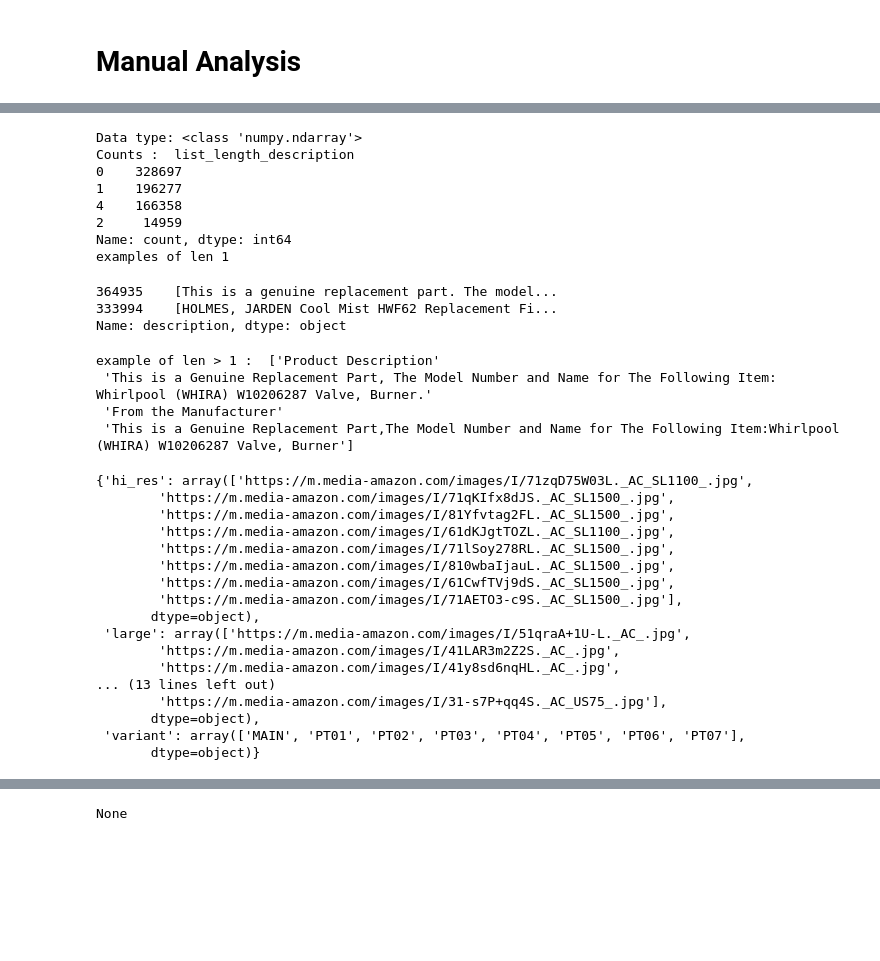
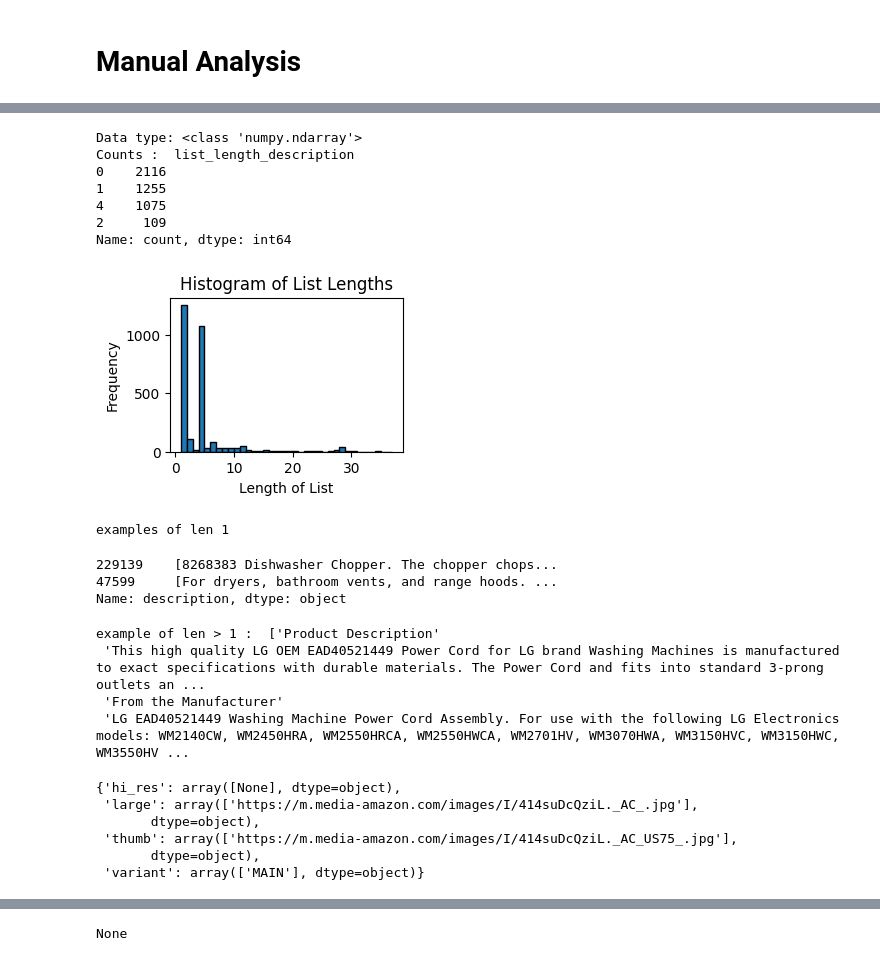
Before and after one commit to aRavanel/ReviewOutliers, a Jupyter notebook: notebooks/02_data_exploration.ipynb, the cells around one changed output, grey strips where cells are left out. Drawn from its saved outputs; the diff is of its cells as text; code cells hidden in the pictures; blank space fills up the shorter version.

```diff
--- a/notebooks/02_data_exploration.ipynb
+++ b/notebooks/02_data_exploration.ipynb
@@ -137,39 +148,29 @@ example of len > 1 :  ['Your Best Choice ‘Washer Door Prop’ - the front load
 # %%
-plot_counts('description')
+plot_counts(df_to_analyze, 'description')
 # %% [output]
 Data type: <class 'numpy.ndarray'>
 Counts :  list_length_description
-0    328697
-1    196277
-4    166358
-2     14959
+0    2116
+1    1255
+4    1075
+2     109
 Name: count, dtype: int64
-examples of len 1
+[figure, added]
-364935    [This is a genuine replacement part. The model...
-333994    [HOLMES, JARDEN Cool Mist HWF62 Replacement Fi...
-Name: description, dtype: object
+examples of len 1
-example of len > 1 :  ['Product Description'
- 'This is a Genuine Replacement Part, The Model Number and Name for The Following Item: Whirlpool (WHIRA) W10206287 Valve, Burner.'
- 'From the Manufacturer'
- 'This is a Genuine Replacement Part,The Model Number and Name for The Following Item:Whirlpool (WHIRA) W10206287 Valve, Burner']
+229139    [8268383 Dishwasher Chopper. The chopper chops...
+47599     [For dryers, bathroom vents, and range hoods. ...
+Name: description, dtype: object
+example of len > 1 :  ['Product Description'
+ 'This high quality LG OEM EAD40521449 Power Cord for LG brand Washing Machines is manufactured to exact specifications with durable materials. The Power Cord and fits into standard 3-prong outlets an ...
+ 'From the Manufacturer'
+ 'LG EAD40521449 Washing Machine Power Cord Assembly. For use with the following LG Electronics models: WM2140CW, WM2450HRA, WM2550HRCA, WM2550HWCA, WM2701HV, WM3070HWA, WM3150HVC, WM3150HWC, WM3550HV ...
 # %%
-display(df['images_metadata'].iloc[0])
+display(df_to_analyze['images_metadata'].iloc[0])
 # %% [output]
-{'hi_res': array(['https://m.media-amazon.com/images/I/71zqD75W03L._AC_SL1100_.jpg',
-        'https://m.media-amazon.com/images/I/71qKIfx8dJS._AC_SL1500_.jpg',
-        'https://m.media-amazon.com/images/I/81Yfvtag2FL._AC_SL1500_.jpg',
-        'https://m.media-amazon.com/images/I/61dKJgtTOZL._AC_SL1100_.jpg',
-        'https://m.media-amazon.com/images/I/71lSoy278RL._AC_SL1500_.jpg',
-        'https://m.media-amazon.com/images/I/810wbaIjauL._AC_SL1500_.jpg',
-        'https://m.media-amazon.com/images/I/61CwfTVj9dS._AC_SL1500_.jpg',
-        'https://m.media-amazon.com/images/I/71AETO3-c9S._AC_SL1500_.jpg'],
+{'hi_res': array([None], dtype=object),
+ 'large': array(['https://m.media-amazon.com/images/I/414suDcQziL._AC_.jpg'],
        dtype=object),
- 'large': array(['https://m.media-amazon.com/images/I/51qraA+1U-L._AC_.jpg',
-        'https://m.media-amazon.com/images/I/41LAR3m2Z2S._AC_.jpg',
-        'https://m.media-amazon.com/images/I/41y8sd6nqHL._AC_.jpg',
-... (13 lines left out)
-        'https://m.media-amazon.com/images/I/31-s7P+qq4S._AC_US75_.jpg'],
+ 'thumb': array(['https://m.media-amazon.com/images/I/414suDcQziL._AC_US75_.jpg'],
        dtype=object),
- 'variant': array(['MAIN', 'PT01', 'PT02', 'PT03', 'PT04', 'PT05', 'PT06', 'PT07'],
-       dtype=object)}
+ 'variant': array(['MAIN'], dtype=object)}
 # %%
```
Also changed, not shown: parts of 9 cells of this notebook, 2 other files.
